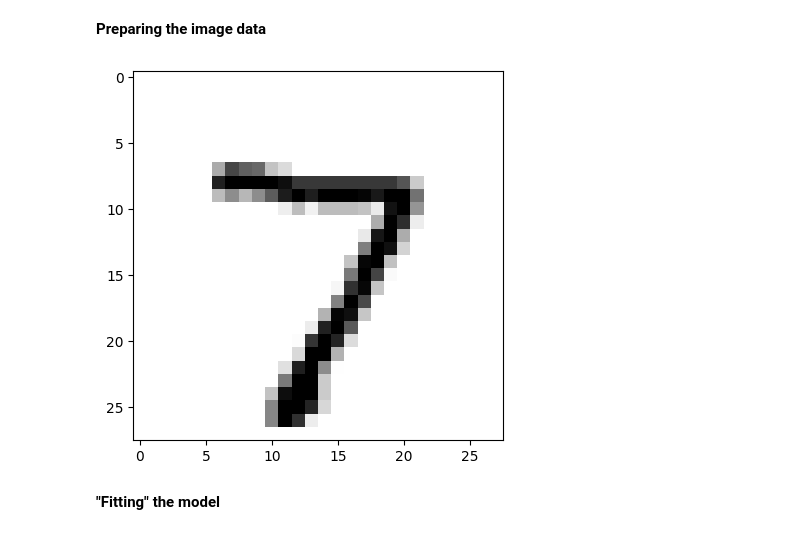
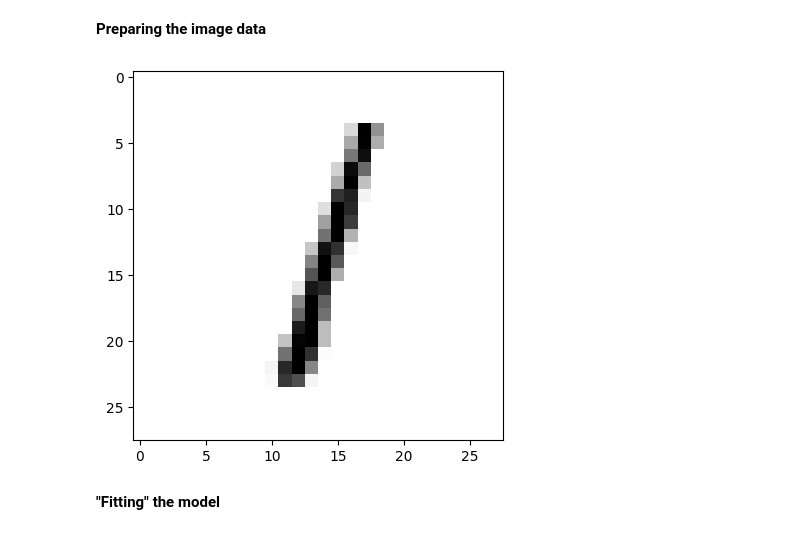
Before and after one commit to pamelon/DeepLearning-ALK, a Jupyter notebook: Classes/Class-1/code/keras-intro.ipynb, the cells around one changed output. Cells and saved outputs as stored; diff of their text form; code cells hidden in the pictures.

```diff
--- a/Classes/Class-1/code/keras-intro.ipynb
+++ b/Classes/Class-1/code/keras-intro.ipynb
@@ -331,11 +347,11 @@ test_images = test_images.reshape((10000, 28 * 28))
 test_images = test_images.astype("float32") / 255
 # %%
 import matplotlib.pyplot as plt
-digit = test_images[0].reshape(28, 28)
+digit = test_images[2].reshape(28, 28)
 plt.imshow(digit, cmap=plt.cm.binary)
 plt.show()
 # %% [output]
-[figure, old version]
+[figure, new version]
 # %% [markdown]
 **"Fitting" the model**
 # %%
```
Also changed, not shown: parts of 5 cells of this notebook, 5 other files.
